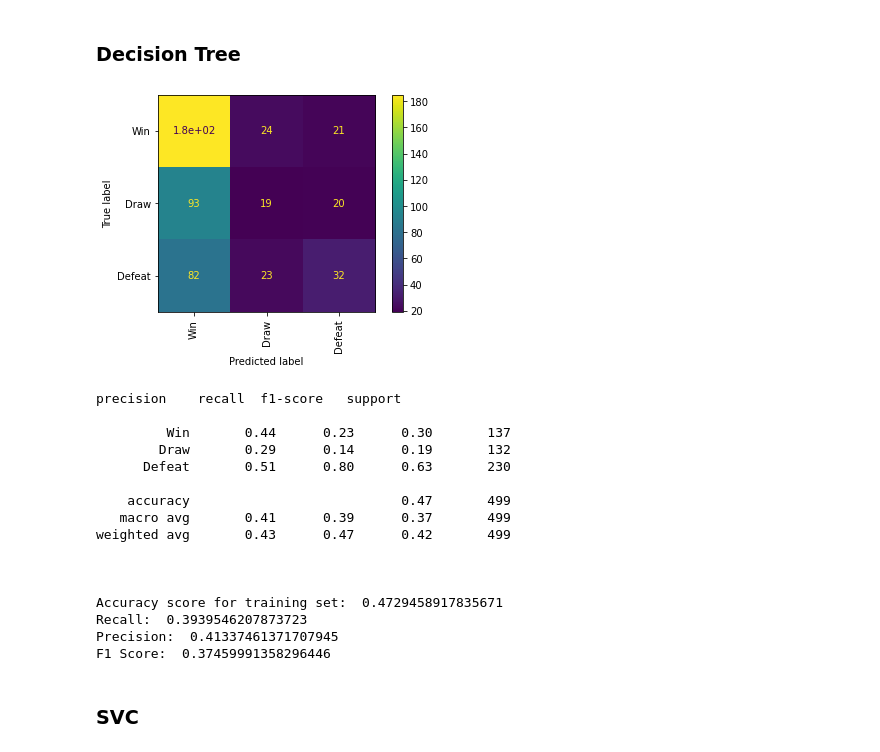
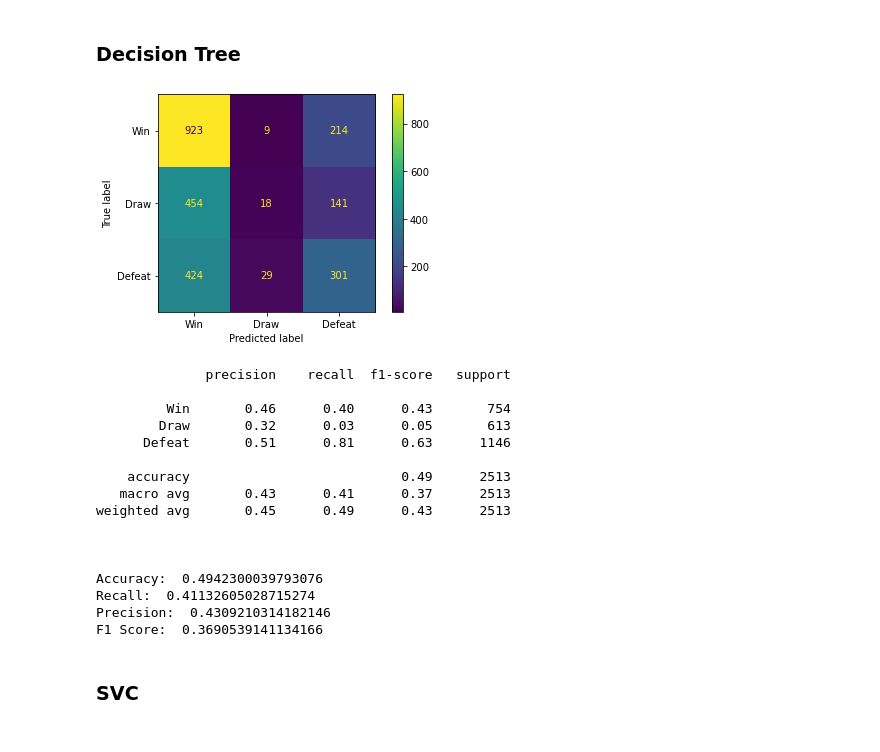
Before and after one commit to motapinto/football-classification-predications, a Jupyter notebook: src/Supervised Learning Models.ipynb, the cells around one changed output. Drawn from its saved outputs; the diff is of its cells as text; code cells hidden in the pictures.

```diff
--- a/src/Supervised Learning Models.ipynb
+++ b/src/Supervised Learning Models.ipynb
@@ -916,2 +912,0 @@ features.head()
-# %%
-X_train, X_test, y_train, y_test = train_test_split(features, outcomes, test_size = 0.2, random_state = 40, stratify = outcomes)
@@ -986,5 +989,5 @@ def train_predict_nn(clf, X_train, y_train, X_test, y_test, encoder):
 ### KNN
 # %%
 clf = KNeighborsClassifier(n_neighbors=100)
-train_predict(clf, X_train, y_train, X_test, y_test)
+train_predict(clf, features, outcomes)
 # %% [output]
@@ -1009,25 +996,25 @@ F1 Score:  0.3555352291339922
 ### Decision Tree
 # %%
 clf = DecisionTreeClassifier(random_state=0, criterion='entropy', splitter='random', max_depth=5)
-train_predict(clf, X_train, y_train, X_test, y_test)
+train_predict(clf, features, outcomes)
 # %% [output]
-[figure, old version]
+[figure, new version]
-precision    recall  f1-score   support
+              precision    recall  f1-score   support
 
-         Win       0.44      0.23      0.30       137
-        Draw       0.29      0.14      0.19       132
-      Defeat       0.51      0.80      0.63       230
+         Win       0.46      0.40      0.43       754
+        Draw       0.32      0.03      0.05       613
+      Defeat       0.51      0.81      0.63      1146
 
-    accuracy                           0.47       499
-   macro avg       0.41      0.39      0.37       499
-weighted avg       0.43      0.47      0.42       499
+    accuracy                           0.49      2513
+   macro avg       0.43      0.41      0.37      2513
+weighted avg       0.45      0.49      0.43      2513
 
 
 
-Accuracy score for training set:  0.4729458917835671
-Recall:  0.3939546207873723
-Precision:  0.41337461371707945
-F1 Score:  0.37459991358296446
+Accuracy:  0.4942300039793076
+Recall:  0.41132605028715274
+Precision:  0.4309210314182146
+F1 Score:  0.3690539141134166
 # %% [markdown]
 ### SVC
 # %%
```
Also changed, not shown: parts of 17 cells of this notebook.
